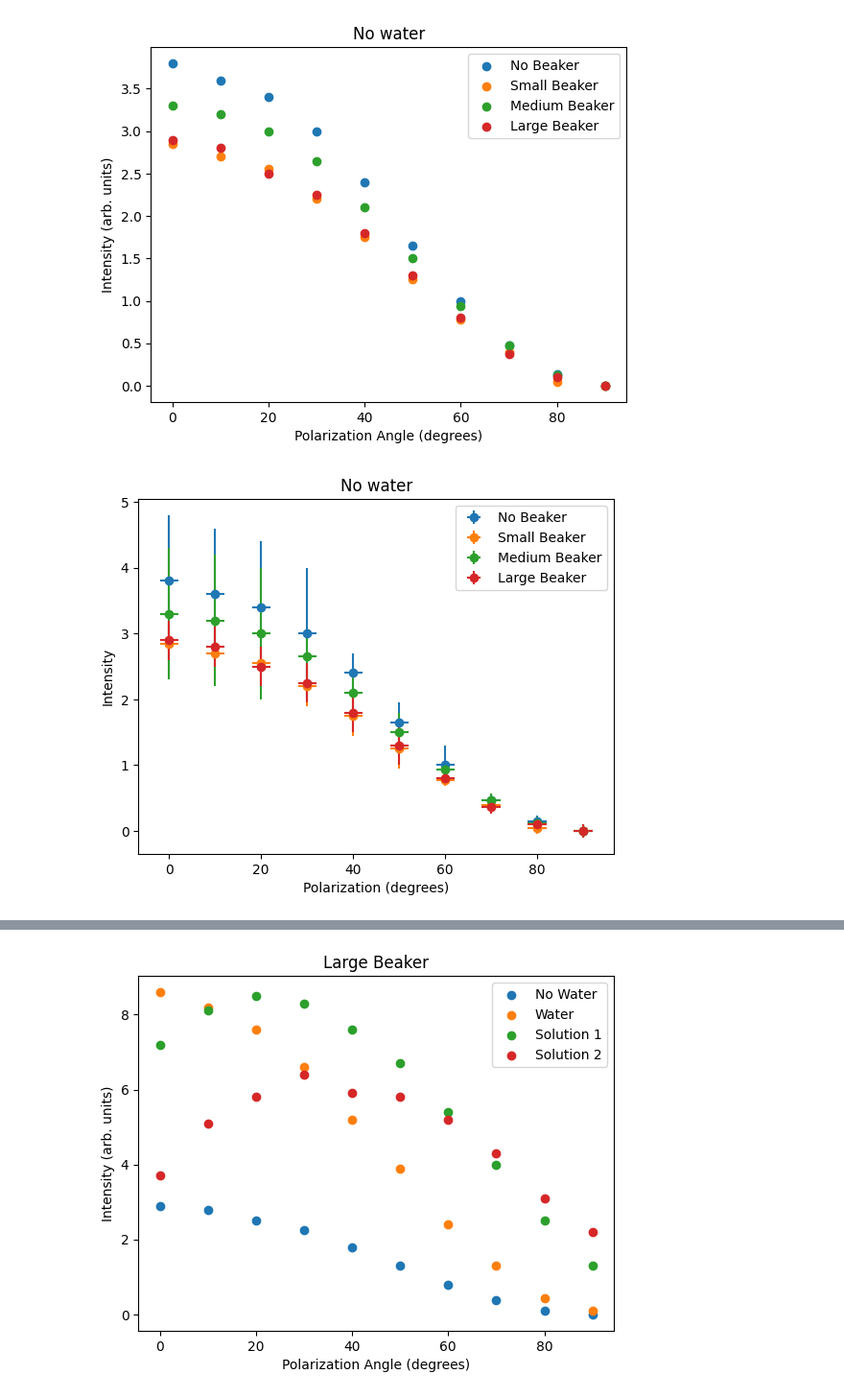
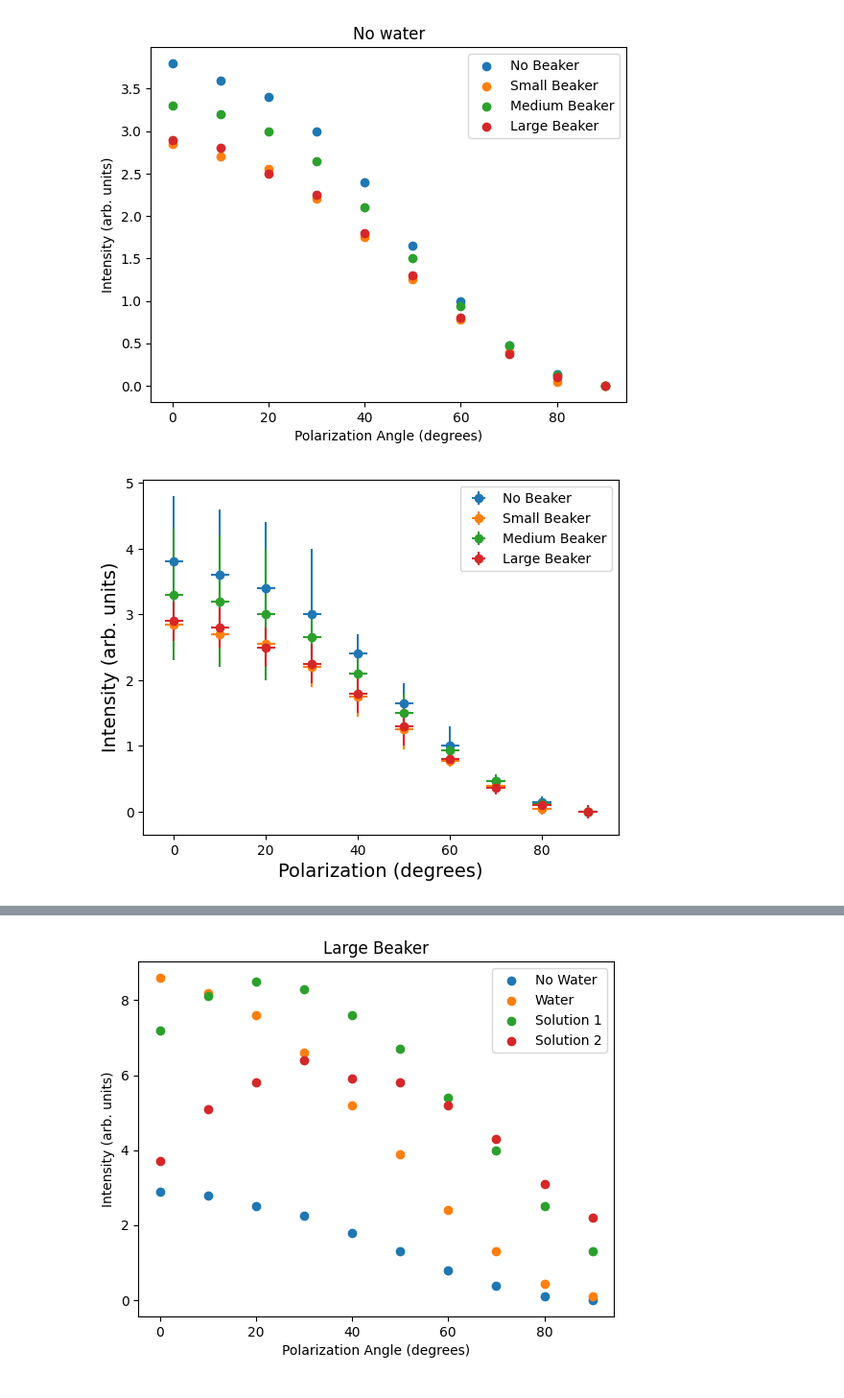
Before and after one commit to wmallah/OpticsLab, a Jupyter notebook: experiment_01/code/data_analysis.ipynb, the cells around one changed output, grey strips where cells are left out. Shown at 96% size. Cells and saved outputs as stored; diff of their text form; code cells hidden in the pictures.

Commit message:
Added graphs and tables to document. Also added some text in several sections

```diff
--- a/experiment_01/code/data_analysis.ipynb
+++ b/experiment_01/code/data_analysis.ipynb
@@ -7,16 +7,21 @@ from latextable import *
 # %%
 # Define function to plot polarization versus intensity for each beaker size
 
-def polarization_v_intensity_by_beaker_size(no_beaker_polarization, small_beaker_polarization, medium_beaker_polarization, large_beaker_polarization, no_beaker_intensity, small_beaker_intensity, medium_beaker_intensity, large_beaker_intensity, polarization_error, no_beaker_intensity_error, small_beaker_intensity_error, medium_beaker_intensity_error, large_beaker_intensity_error, title):
+def polarization_v_intensity_by_beaker_size(no_beaker_polarization, small_beaker_polarization, medium_beaker_polarization,
+                                            large_beaker_polarization, no_beaker_intensity, small_beaker_intensity,
+                                            medium_beaker_intensity, large_beaker_intensity, polarization_error,
+                                            no_beaker_intensity_error, small_beaker_intensity_error, medium_beaker_intensity_error,
+                                            large_beaker_intensity_error, title, save_name):
     fig, ax = plt.subplots()
     ax.errorbar(no_beaker_polarization, no_beaker_intensity, xerr=polarization_error, yerr=no_beaker_intensity_error, fmt='o', label='No Beaker')
     ax.errorbar(small_beaker_polarization, small_beaker_intensity, xerr=polarization_error, yerr=small_beaker_intensity_error, fmt='o', label='Small Beaker')
     ax.errorbar(medium_beaker_polarization, medium_beaker_intensity, xerr=polarization_error, yerr=medium_beaker_intensity_error, fmt='o', label='Medium Beaker')
     ax.errorbar(large_beaker_polarization, large_beaker_intensity, xerr=polarization_error, yerr=large_beaker_intensity_error, fmt='o', label='Large Beaker')
-    ax.set_xlabel('Polarization (degrees)')
-    ax.set_ylabel('Intensity')
+    ax.set_xlabel('Polarization (degrees)', fontsize=14)
+    ax.set_ylabel('Intensity (arb. units)', fontsize=14)
     ax.set_title(title)
     ax.legend()
+    plt.savefig('../figures/' + save_name + '.png')
     plt.show()
 # %%
 # No beaker (control)
@@ -59,7 +64,7 @@ plt.show()
 polarization_v_intensity_by_beaker_size(no_beaker_polarization, small_beaker_polarization, medium_beaker_polarization, large_beaker_polarization,
                                         no_beaker_intensity, small_beaker_intensity, medium_beaker_intensity, large_beaker_intensity,
                                         polarization_error_degrees, no_beaker_intensity_error, small_beaker_intensity_error,
-                                        medium_beaker_intensity_error, large_beaker_intensity_error, "No water")
+                                        medium_beaker_intensity_error, large_beaker_intensity_error, None, 'no_water')
 
 # Try to turn data into a latex table
 
@@ -103,49 +108,49 @@ polarization_v_intensity_by_beaker_size(no_beaker_polarization, small_beaker_pol
 #                     [10, 2.70, 0.3],
 #                     [0, 2.85, 0.3]])
 # print(table_2.draw())
 # print(draw_latex(table_2, caption='Small beaker with no water', label='tab:small_beaker_no_water'))
 
 ## Medium beaker with no water data
 
 # table_3 = Texttable()
 # table_3.set_deco(Texttable.HEADER)
 # table_3.set_cols_dtype(['t', 'f', 'f'])
 # table_3.set_cols_align(["c", "c", "c"])
 # table_3.set_precision(2)
 # table_3.add_rows([['Polarization (degrees)', 'Intensity (arb. units)', 'Intensity Error (arb. units)'],
 #                     [90, 0.0, 0.1],
 #                     [80, 0.12, 0.1],
 #                     [70, 0.47, 0.1],
 #                     [60, 0.94, 0.1],
 #                     [50, 1.50, 0.3],
 #                     [40, 2.10, 0.3],
 #                     [30, 2.65, 0.3],
 #                     [20, 3.0, 1],
 #                     [10, 3.2, 1],
 #                     [0, 3.3, 1]])
 # print(table_3.draw())
 # print(draw_latex(table_3, caption='Medium beaker with no water', label='tab:medium_beaker_no_water'))
 
 ## Large beaker with no water data
 
-table_4 = Texttable()
-table_4.set_deco(Texttable.HEADER)
-table_4.set_cols_dtype(['t', 'f', 'f'])
-table_4.set_cols_align(["c", "c", "c"])
-table_4.set_precision(2)
-table_4.add_rows([['Polarization (degrees)', 'Intensity (arb. units)', 'Intensity Error (arb. units)'],
-                    [90, 0.0, 0.1],
-                    [80, 0.10, 0.1],
-                    [70, 0.37, 0.1],
-                    [60, 0.80, 0.1],
-                    [50, 1.30, 0.3],
-                    [40, 1.80, 0.3],
-                    [30, 2.25, 0.3],
-                    [20, 2.50, 0.3],
-                    [10, 2.80, 0.3],
-                    [0, 2.90, 0.3]])
-print(table_4.draw())
-print(draw_latex(table_4, caption='Large beaker with no water', label='tab:large_beaker_no_water'))
+# table_4 = Texttable()
+# table_4.set_deco(Texttable.HEADER)
+# table_4.set_cols_dtype(['t', 'f', 'f'])
+# table_4.set_cols_align(["c", "c", "c"])
+# table_4.set_precision(2)
+# table_4.add_rows([['Polarization (degrees)', 'Intensity (arb. units)', 'Intensity Error (arb. units)'],
+#                     [90, 0.0, 0.1],
+#                     [80, 0.10, 0.1],
+#                     [70, 0.37, 0.1],
+#                     [60, 0.80, 0.1],
+#                     [50, 1.30, 0.3],
+#                     [40, 1.80, 0.3],
+#                     [30, 2.25, 0.3],
+#                     [20, 2.50, 0.3],
+#                     [10, 2.80, 0.3],
+#                     [0, 2.90, 0.3]])
+# print(table_4.draw())
+# print(draw_latex(table_4, caption='Large beaker with no water', label='tab:large_beaker_no_water'))
 # %% [output]
 [figure]
-[figure, old version]
+[figure, new version]
```
Also changed, not shown: parts of 10 cells of this notebook, 20 other files.
